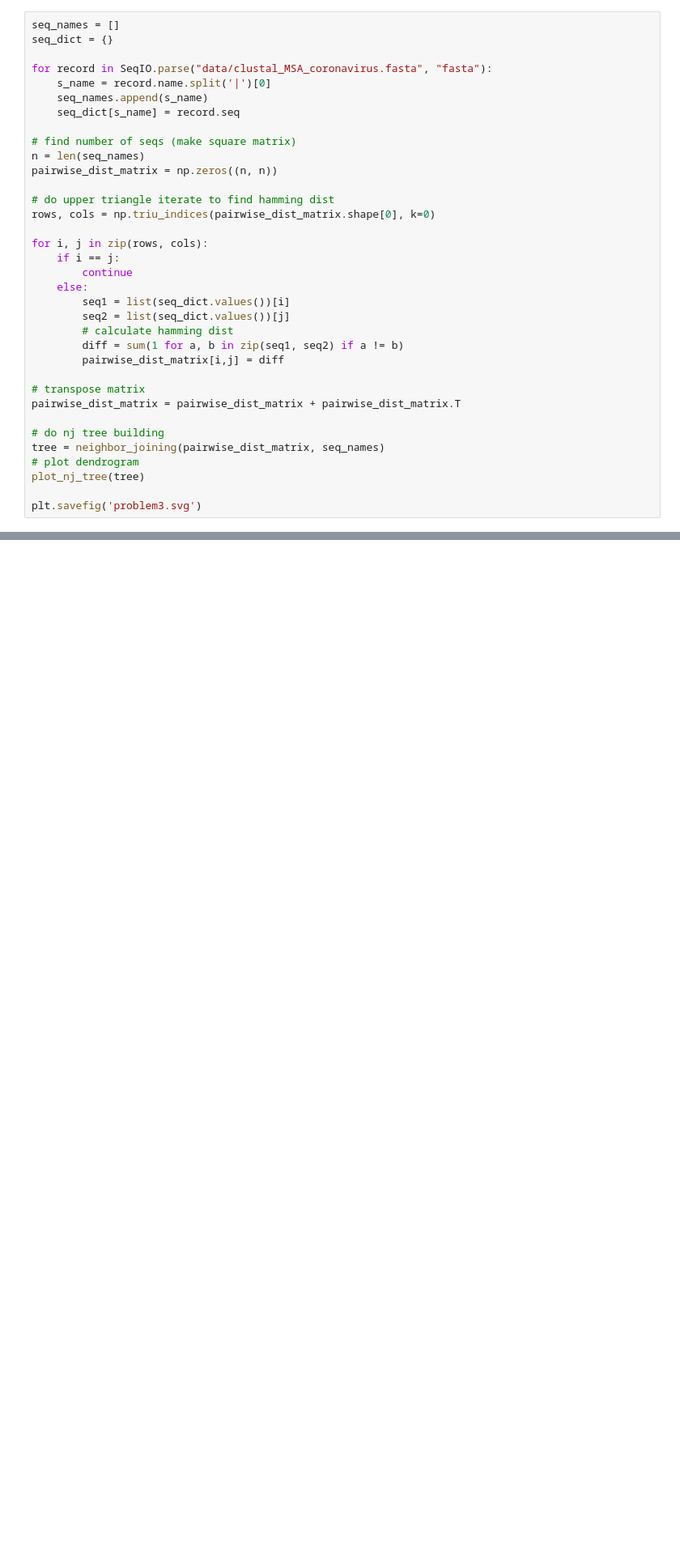
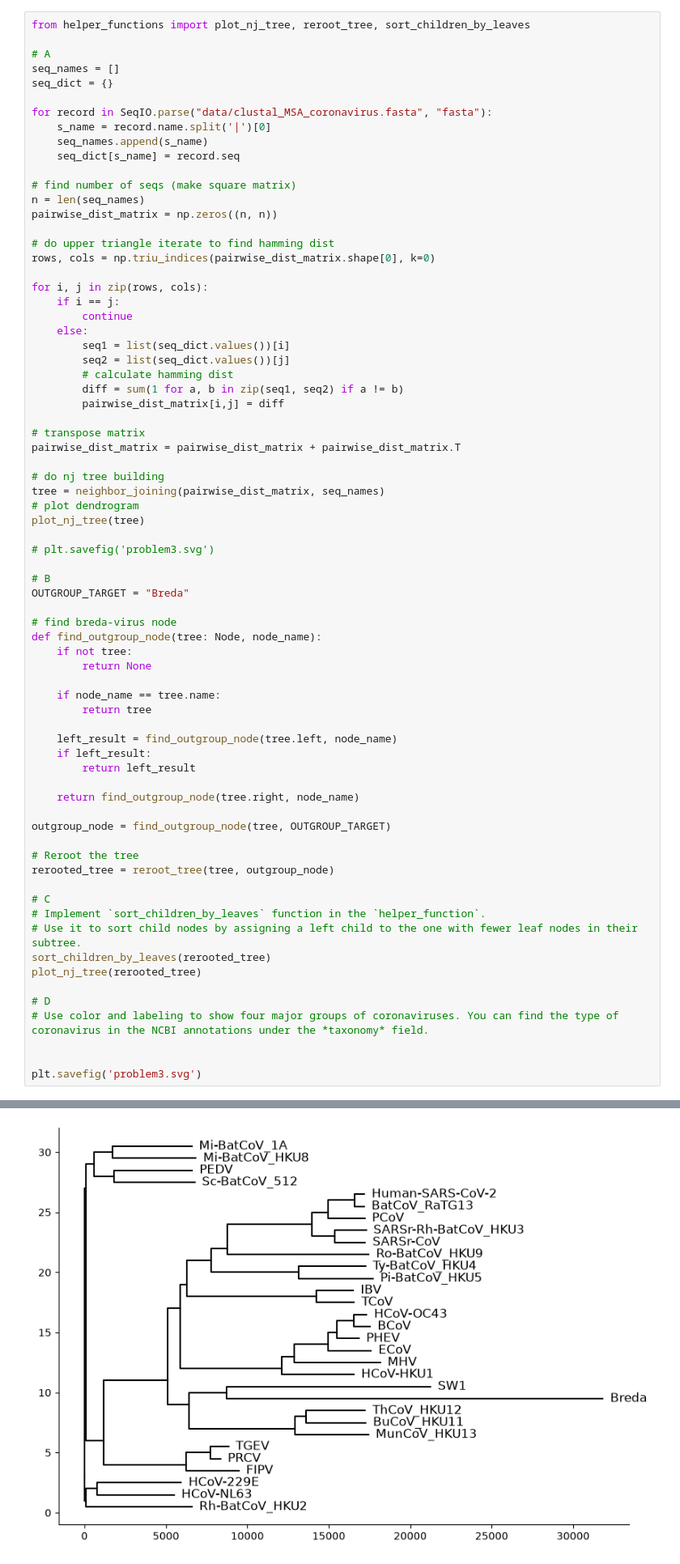
Before and after one commit to TaraMooreUNSW/assign_phylo, a Jupyter notebook: phylo_workbook.ipynb, the cells around one changed output, grey strips where cells are left out. Shown at 81% size. Saved outputs shown, nothing was run; the diff lists cells and outputs as text; blank space fills up the shorter version.

Commit message:
completed part B and C of problem 3, implemented sort by children function

```diff
--- a/phylo_workbook.ipynb
+++ b/phylo_workbook.ipynb
@@ -127,6 +127,9 @@ Save your answers in the variables `sars_cov_2_group`, `valid_outgroup_choice` a
 
 **[3 points]**
 # %%
+from helper_functions import plot_nj_tree, reroot_tree, sort_children_by_leaves
+
+# A
 seq_names = []
 seq_dict = {}
 
@@ -160,4 +163,39 @@ tree = neighbor_joining(pairwise_dist_matrix, seq_names)
 # plot dendrogram
 plot_nj_tree(tree)
 
+# plt.savefig('problem3.svg')
+
+# B
+OUTGROUP_TARGET = "Breda"
+
+# find breda-virus node
+def find_outgroup_node(tree: Node, node_name):
+    if not tree:
+        return None
+
+    if node_name == tree.name:
+        return tree
+
+    left_result = find_outgroup_node(tree.left, node_name)
+    if left_result:
+        return left_result
+
+    return find_outgroup_node(tree.right, node_name)
+
+outgroup_node = find_outgroup_node(tree, OUTGROUP_TARGET)
+
+# Reroot the tree
+rerooted_tree = reroot_tree(tree, outgroup_node)
+
+# C
+# Implement `sort_children_by_leaves` function in the `helper_function`.
+# Use it to sort child nodes by assigning a left child to the one with fewer leaf nodes in their subtree.
+sort_children_by_leaves(rerooted_tree)
+plot_nj_tree(rerooted_tree)
+
+# D
+# Use color and labeling to show four major groups of coronaviruses. You can find the type of coronavirus in the NCBI annotations under the *taxonomy* field.
+
+
 plt.savefig('problem3.svg')
+# %% [output]
@@ -164,3 +203,4 @@ plt.savefig('problem3.svg')
+[figure, added]
 # %%
 sars_cov_2_group = """To which group does SARS-CoV-2 belong? Answer using only the group name."""
 # %%
```
Also changed, not shown: parts of 1 cell of this notebook, 1 other file.
